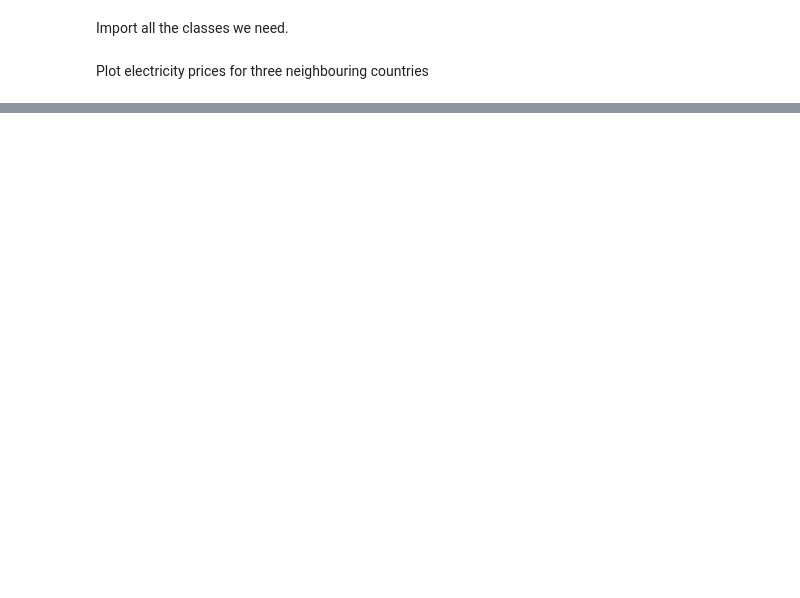
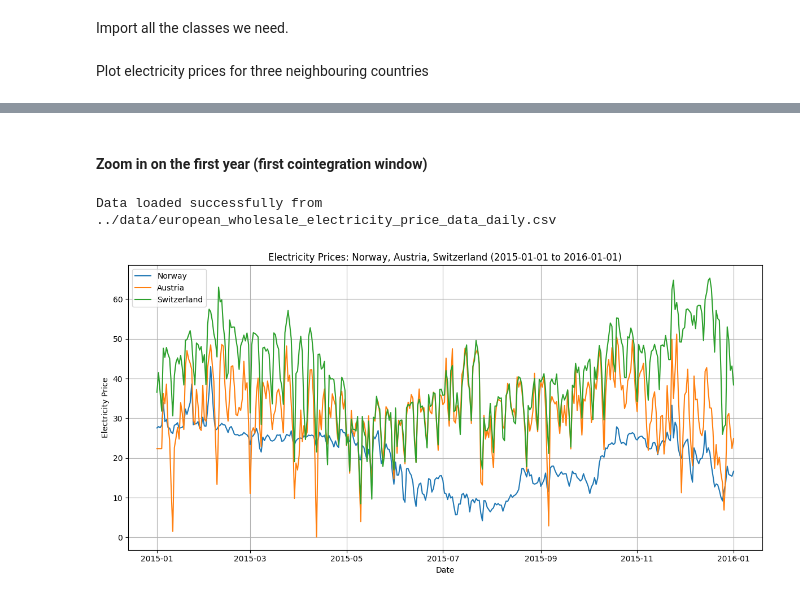
Before and after one commit to mrterminal-git/stat3007-report-seminar, a Jupyter notebook: code/src/figure_creation.ipynb, the cells around one changed output, grey strips where cells are left out. Saved outputs shown, nothing was run; the diff lists cells and outputs as text; code cells hidden in the pictures; blank space fills up the shorter version.

```diff
--- a/code/src/figure_creation.ipynb
+++ b/code/src/figure_creation.ipynb
@@ -90,0 +102,40 @@ Data loaded successfully from ../data/european_wholesale_electricity_price_data_
+# %% [markdown]
+#### Zoom in on the first year (first cointegration window)
+# %%
+import matplotlib.pyplot as plt
+
+# --- Custom time range and country selection ---
+price_parser = PriceDataLoader(file_path="../data/european_wholesale_electricity_price_data_daily.csv")
+
+# --- User input section ---
+start_date = "2015-01-01"  # <-- Change as needed
+end_date = "2016-01-01"    # <-- Change as needed
+
+# --- Data extraction ---
+custom_time_range = f"{start_date},{end_date}"
+available_countries = list(set(price_parser.get_countries_with_complete_data(custom_time_range)))
+chosen_countries = [c for c in selected_countries if c in available_countries]
+
+if len(chosen_countries) < len(selected_countries):
+    print(f"Warning: Some selected countries are not available for the chosen date range: {set(selected_countries) - set(chosen_countries)}")
+
+price_matrix_custom = price_parser.get_price_matrix(
+    time_range=custom_time_range,
+    countries=chosen_countries,
+    fill_method="ffill"
+)
+
+# --- Plotting ---
+plt.figure(figsize=(12, 6))
+for country in chosen_countries:
+    plt.plot(price_matrix_custom.index, price_matrix_custom[country], label=country)
+plt.xlabel("Date")
+plt.ylabel("Electricity Price")
+plt.title(f"Electricity Prices: {', '.join(chosen_countries)} ({start_date} to {end_date})")
+plt.legend()
+plt.tight_layout()
+plt.grid(True, which='both', axis='both')
+plt.show()
+# %% [output]
+Data loaded successfully from ../data/european_wholesale_electricity_price_data_daily.csv
+[figure, added]
```
Also changed, not shown: parts of 13 cells of this notebook, 8 other files.
